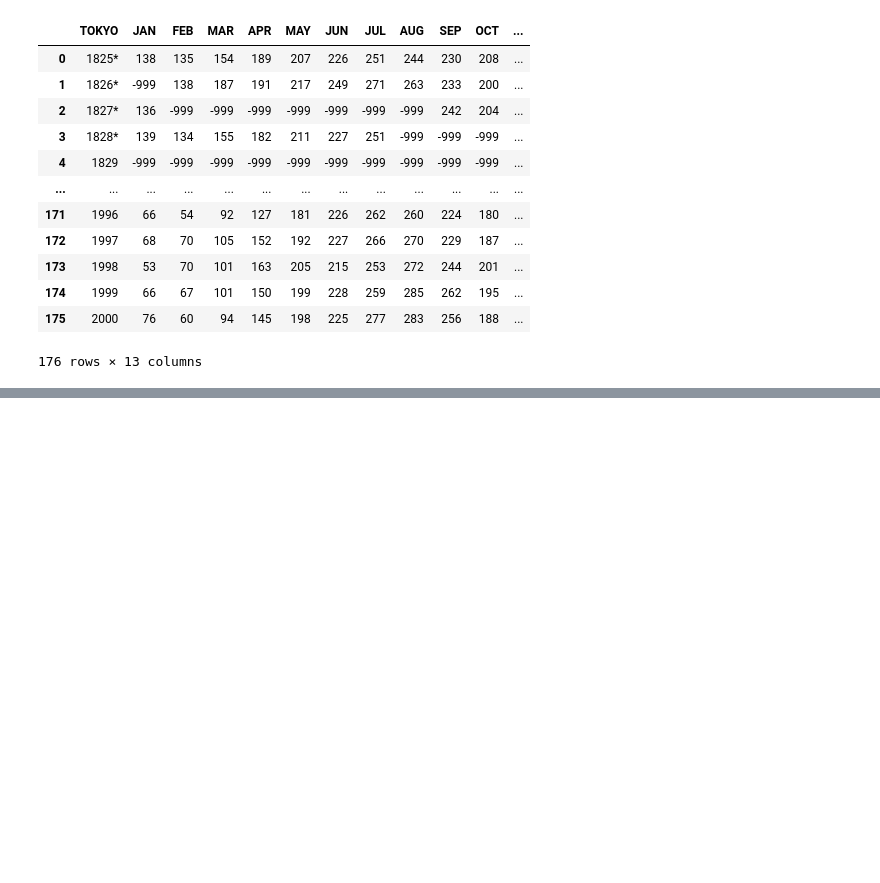
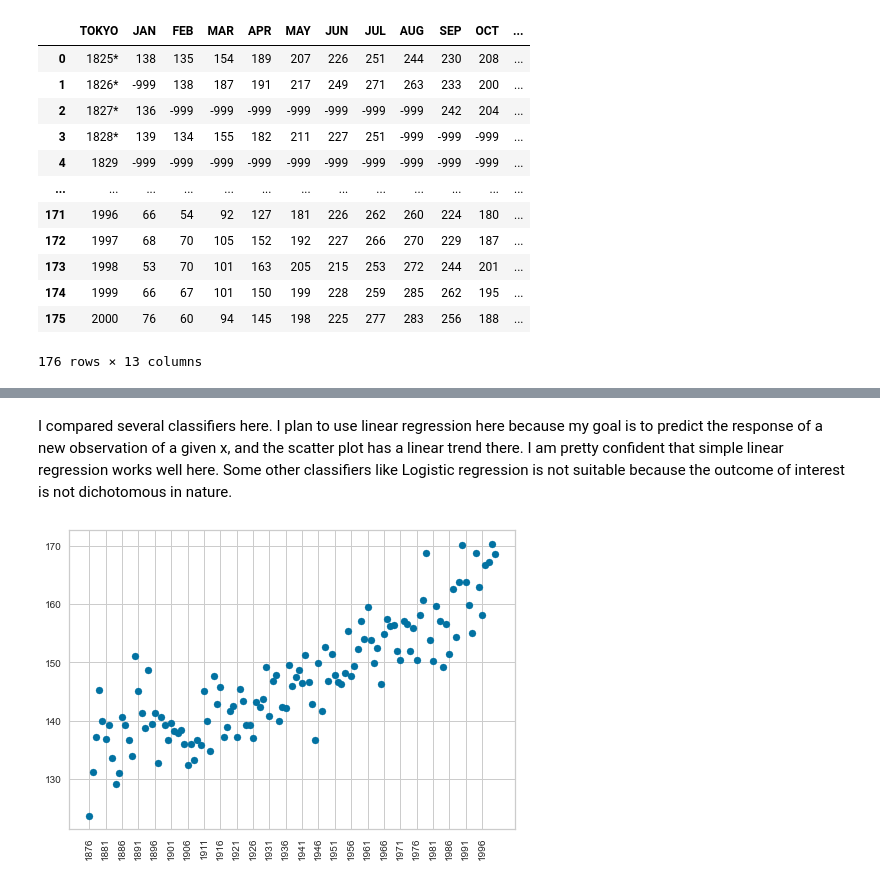
Before and after one commit to enya126/Machine-Learning, a Jupyter notebook: term project.ipynb, the cells around one changed output, grey strips where cells are left out. Saved outputs shown, nothing was run; the diff lists cells and outputs as text; code cells hidden in the pictures; blank space fills up the shorter version.

```diff
--- a/term project.ipynb
+++ b/term project.ipynb
@@ -56,0 +77,11 @@ df_t['mean_temp'] = df_t.mean(axis = 1)
+# %% [markdown]
+I compared several classifiers here. I plan to use linear regression here because my goal is to predict the response of a new observation of a given x, and the scatter plot has a linear trend there. I am pretty confident that simple linear regression works well here. Some other classifiers like Logistic regression is not suitable because the outcome of interest is not dichotomous in nature.
+# %%
+# remove nonlinear points first
+df_lin = df_t.drop([0,1,2,3,4,5,6,7,8,9,10,11,12,13,14])
+# make a scatter plot to see the trend again
+plt.scatter(df_lin['year'], df_lin['mean_temp'])
+plt.xticks(df_lin['year'][::5],  rotation='vertical')
+plt.show()
+# %% [output]
+[figure, added]
```
Also changed, not shown: parts of 23 cells of this notebook.
